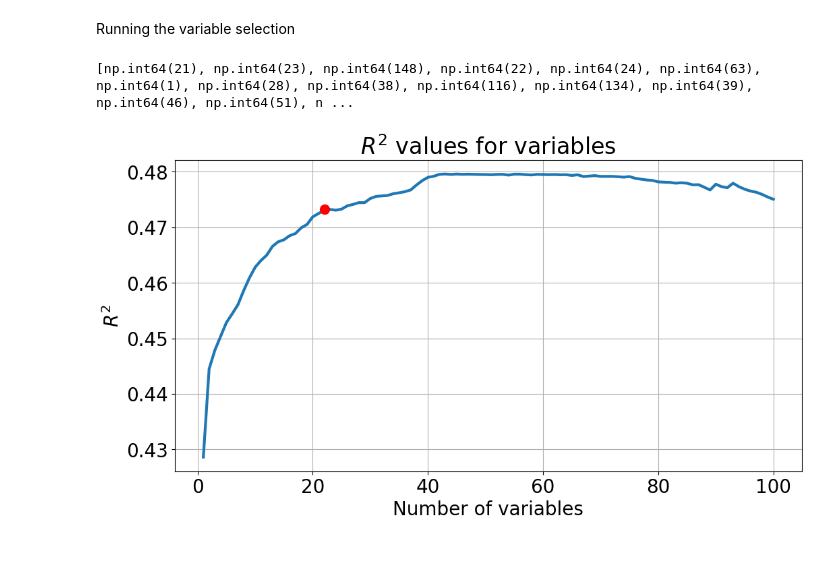
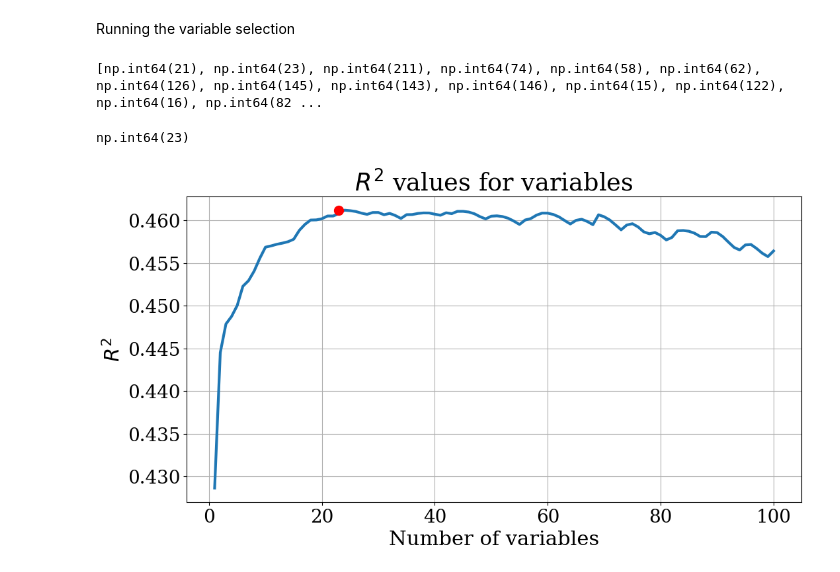
Before and after one commit to PauliAnt/ADAML_PA, a Jupyter notebook: week06-variable-selection.ipynb, the cells around one changed output. Cells and saved outputs as stored; diff of their text form; code cells hidden in the pictures.

```diff
--- a/week06-variable-selection.ipynb
+++ b/week06-variable-selection.ipynb
@@ -62,7 +79,7 @@ def pls_r2_variable_selection(X, y, V):
             X_temp = X_scaled[:, s_temp]
 
             # Calibrate PLS model
-            pls = PLSRegression(n_components=min(len(s_temp), 4))  # Limit components to avoid overfitting
+            pls = PLSRegression(n_components=min(len(s_temp),2))  # Limit components to avoid overfitting
             pls.fit(X_temp, y_scaled)
 
             # Estimate y from the model
@@ -92,29 +109,35 @@ selected_features, R2_values, s_names = pls_r2_variable_selection(X_cal, Y_cal,
 # %%
 fig = plt.figure(figsize=(12, 6))
 
-TITLEFONT = 24
-AXISFONT = 20
-LEGENDFONT = 18
+plt.rcParams.update({
+    "font.family": "serif ",
+    "font.size":22
+})
 
-plt.rc('xtick', labelsize=AXISFONT)
-plt.rc('ytick', labelsize=AXISFONT)
+plt.rc('xtick')
+plt.rc('ytick')
+
+ind_max = np.argmax(R2_values)
 
 plt.plot( range(1, 101), R2_values[:100], "-",linewidth=3 )
-plt.plot(22,R2_values[22],'ro',markersize=10)
+plt.plot(23,R2_values[23],'ro',markersize=10)
 plt.plot
 plt.grid()
-plt.title( r"$R^2$ values for variables",fontsize=TITLEFONT )
-plt.ylabel( r"$R^2$",fontsize=AXISFONT )
-plt.xlabel("Number of variables", fontsize=AXISFONT)
+plt.title( r"$R^2$ values for variables" )
+plt.ylabel( r"$R^2$")
+plt.xlabel("Number of variables")
 
 print( selected_features )
 
 X_cal.columns[selected_features]
 
 
 df = pd.DataFrame({'Column':s_names,'Cumulative R2':R2_values})
+
+ind_max
 # %% [output]
-[np.int64(21), np.int64(23), np.int64(148), np.int64(22), np.int64(24), np.int64(63), np.int64(1), np.int64(28), np.int64(38), np.int64(116), np.int64(134), np.int64(39), np.int64(46), np.int64(51), n ...
+[np.int64(21), np.int64(23), np.int64(211), np.int64(74), np.int64(58), np.int64(62), np.int64(126), np.int64(145), np.int64(143), np.int64(146), np.int64(15), np.int64(122), np.int64(16), np.int64(82 ...
+np.int64(23)
-[figure, old version]
+[figure, new version]
 # %%
 df.to_csv('variables.csv')
```
Also changed, not shown: parts of 2 cells of this notebook, 4 other files.
